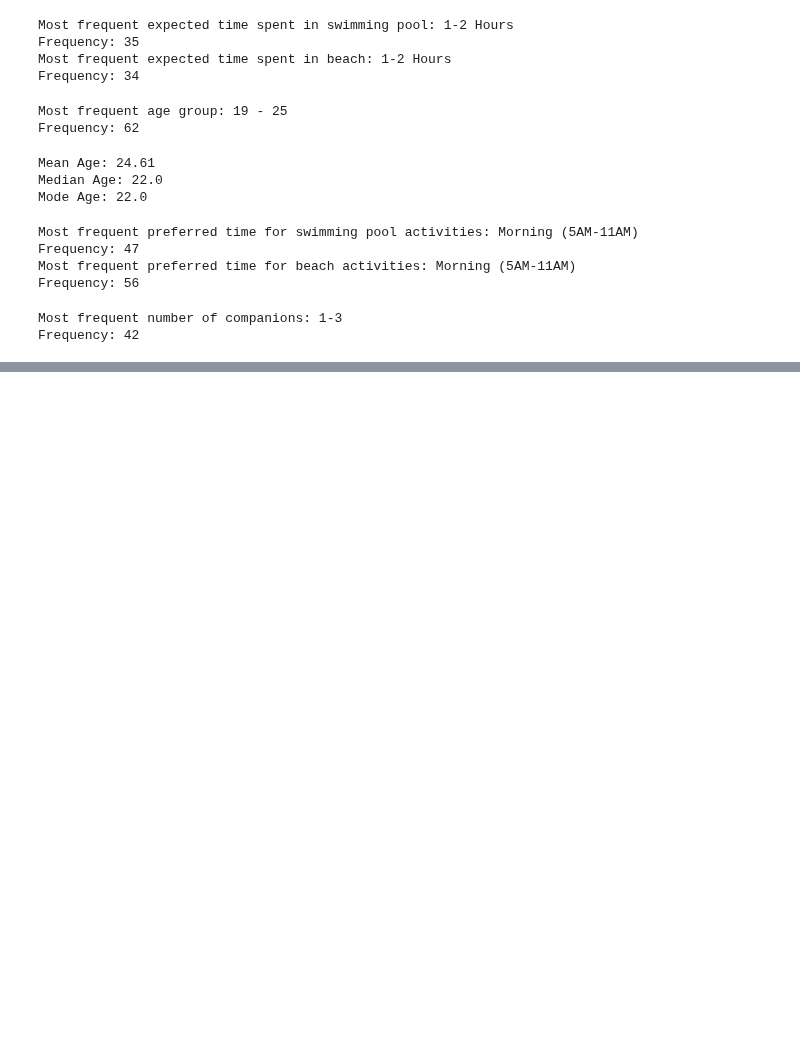
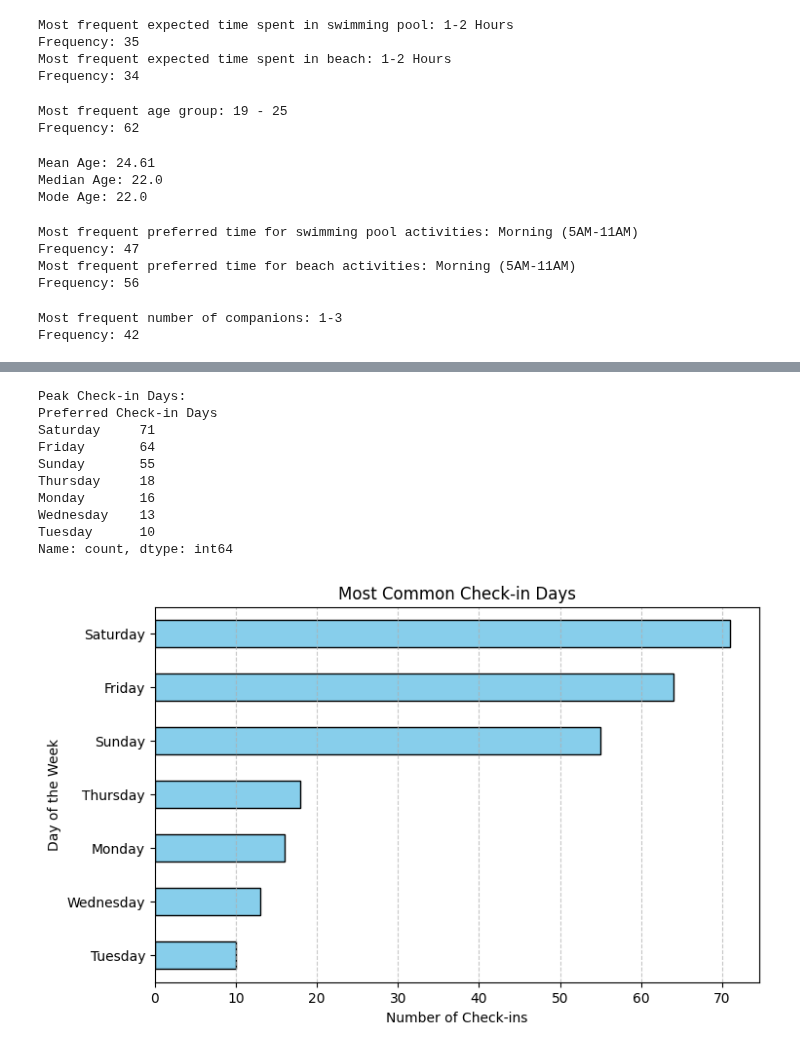
Before and after one commit to KinGabriel/Team_Sports_Survey_Analysis, a Jupyter notebook: descriptive_analysis.ipynb, the cells around one changed output, grey strips where cells are left out. Drawn from its saved outputs; the diff is of its cells as text; code cells hidden in the pictures; blank space fills up the shorter version.

```diff
--- a/descriptive_analysis.ipynb
+++ b/descriptive_analysis.ipynb
@@ -167,0 +249,42 @@ Frequency: 42
+# %%
+# Descriptive analysis for peak check in days
+#Load the dataset
+file_path = '/Users/julianne/Downloads/_KalApache-Team Sports survey - Cleaned - Team Sports Survey.csv'
+df = pd.read_csv(file_path)
+
+# Drop unnecessary columns (keeping only 'Preferred Check-in Days')
+df = df[['Preferred Check-in Days']].dropna()
+
+# Split check-in days into a list
+df['Preferred Check-in Days'] = df['Preferred Check-in Days'].str.split(', ')
+
+# Flatten the list into a single column
+all_days = df.explode('Preferred Check-in Days')
+
+# Count occurrences of each day
+day_counts = all_days['Preferred Check-in Days'].value_counts()
+
+# Display results
+print("Peak Check-in Days:")
+print(day_counts)
+
+# Plot the results
+plt.figure(figsize=(8, 5))
+day_counts.sort_values().plot(kind='barh', color='skyblue', edgecolor='black')
+plt.xlabel("Number of Check-ins")
+plt.ylabel("Day of the Week")
+plt.title("Most Common Check-in Days")
+plt.grid(axis="x", linestyle="--", alpha=0.7)
+plt.show()
+# %% [output]
+Peak Check-in Days:
+Preferred Check-in Days
+Saturday     71
+Friday       64
+Sunday       55
+Thursday     18
+Monday       16
+Wednesday    13
+Tuesday      10
+Name: count, dtype: int64
+[figure, added]
```
Also changed, not shown: parts of 2 cells of this notebook.
